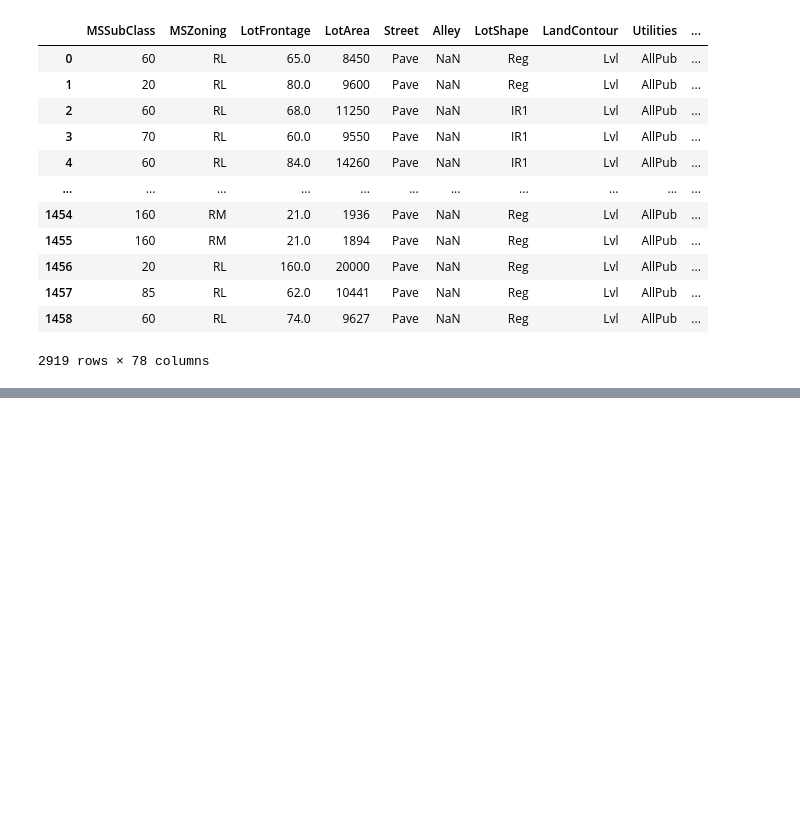
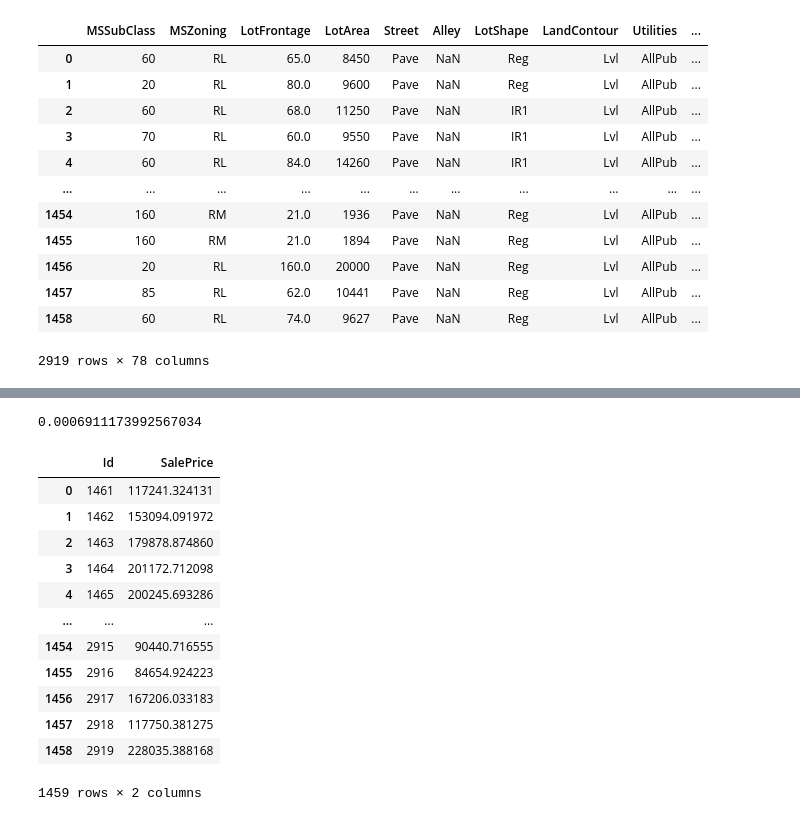
Before and after one commit to Elwing-Chou/ML0407, a Jupyter notebook: house_price-linear.ipynb, the cells around one changed output, grey strips where cells are left out. Cells and saved outputs as stored; diff of their text form; code cells hidden in the pictures; blank space fills up the shorter version.

```diff
--- a/house_price-linear.ipynb
+++ b/house_price-linear.ipynb
@@ -165,6 +173,39 @@ scaler = RobustScaler()
 data_scale = scaler.fit_transform(data)
 data_scale = pd.DataFrame(data_scale,
                           columns=data.columns)
+# %%
+# 補缺
+med = data_scale.median()
+data_scale = data_scale.fillna(med)
 # %%
 x_train = data_scale.iloc[:train_df.shape[0]]
 x_test = data_scale.iloc[train_df.shape[0]:]
+# %%
+from sklearn.linear_model import LassoCV, Lasso
+cv = LassoCV(cv=10)
+cv.fit(x_train, y_train_norm)
+print(cv.alpha_)
+lasso = Lasso(alpha=cv.alpha_)
+lasso.fit(x_train, y_train_norm)
+pre = lasso.predict(x_test)
+result = pd.DataFrame({
+    "Id":test_df["Id"],
+    "SalePrice":np.expm1(pre)
+})
+result.to_csv("house_lasso.csv", encoding="utf-8", index=False)
+result
+# %% [output]
+0.0006911173992567034
+|  | Id | SalePrice |
+| 0 | 1461 | 117241.324131 |
+| 1 | 1462 | 153094.091972 |
+| 2 | 1463 | 179878.874860 |
+| 3 | 1464 | 201172.712098 |
+| 4 | 1465 | 200245.693286 |
+| ... | ... | ... |
+| 1454 | 2915 | 90440.716555 |
+| 1455 | 2916 | 84654.924223 |
+| 1456 | 2917 | 167206.033183 |
+| 1457 | 2918 | 117750.381275 |
+| 1458 | 2919 | 228035.388168 |
+1459 rows × 2 columns
```
Also changed, not shown: parts of 5 cells of this notebook.
